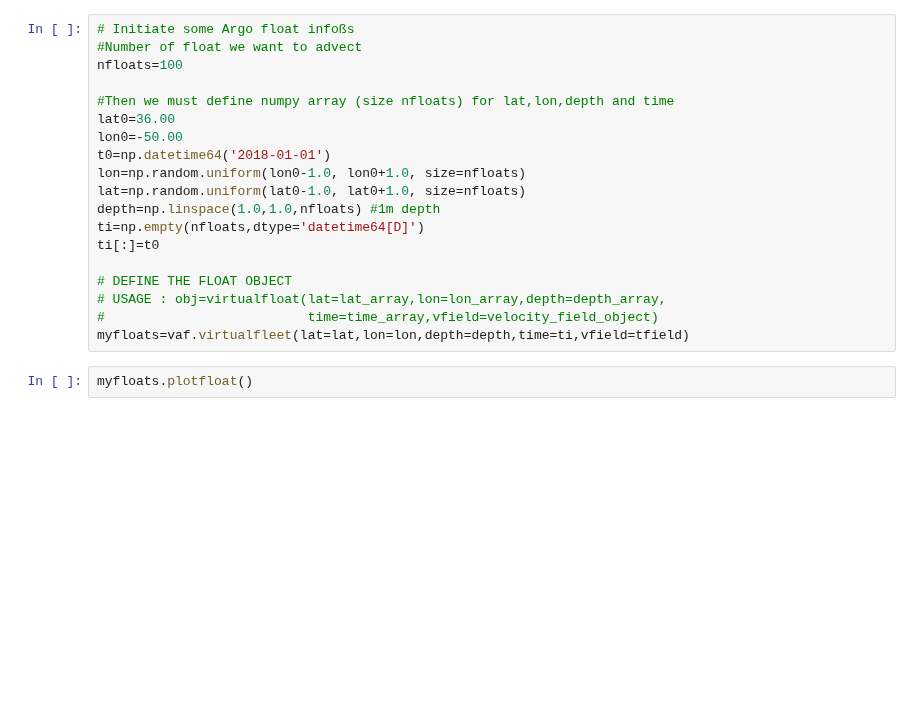
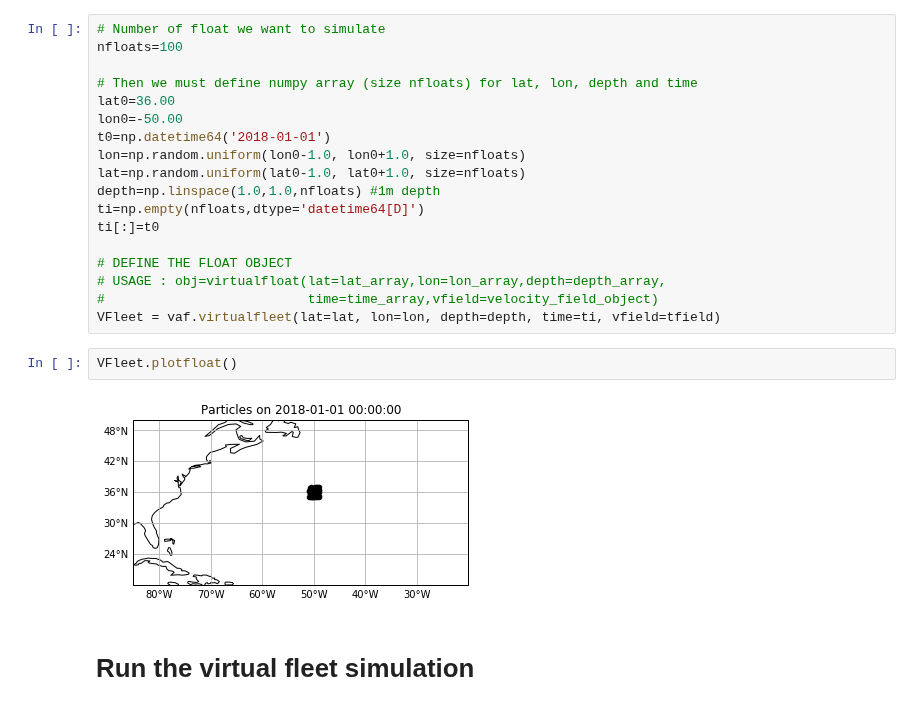
Before and after one commit to euroargodev/VirtualFleet, a Jupyter notebook: argo_advection.ipynb, the cells around one changed output. Drawn from its saved outputs; the diff is of its cells as text; blank space fills up the shorter version.

```diff
--- a/argo_advection.ipynb
+++ b/argo_advection.ipynb
@@ -53,9 +58,8 @@ tfield.plot()
 # %%
-# Initiate some Argo float infoßs
-#Number of float we want to advect
+# Number of float we want to simulate
 nfloats=100
 
-#Then we must define numpy array (size nfloats) for lat,lon,depth and time
+# Then we must define numpy array (size nfloats) for lat, lon, depth and time
 lat0=36.00
 lon0=-50.00
 t0=np.datetime64('2018-01-01')
@@ -68,7 +72,11 @@ ti[:]=t0
 # DEFINE THE FLOAT OBJECT
 # USAGE : obj=virtualfloat(lat=lat_array,lon=lon_array,depth=depth_array,
 #                          time=time_array,vfield=velocity_field_object)
-myfloats=vaf.virtualfleet(lat=lat,lon=lon,depth=depth,time=ti,vfield=tfield)
+VFleet = vaf.virtualfleet(lat=lat, lon=lon, depth=depth, time=ti, vfield=tfield)
 # %%
-myfloats.plotfloat()
+VFleet.plotfloat()
+# %% [output]
+[figure, added]
+# %% [markdown]
+# Run the virtual fleet simulation
 # %%
```
Also changed, not shown: parts of 12 cells of this notebook, 1 other file.
